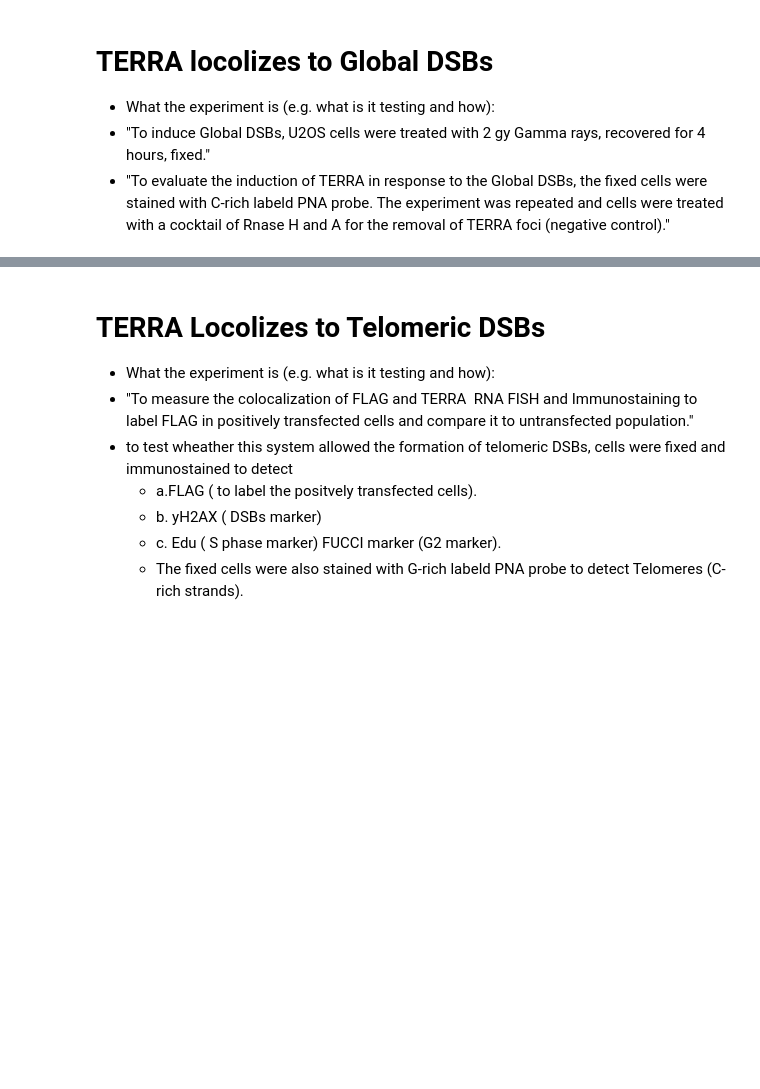
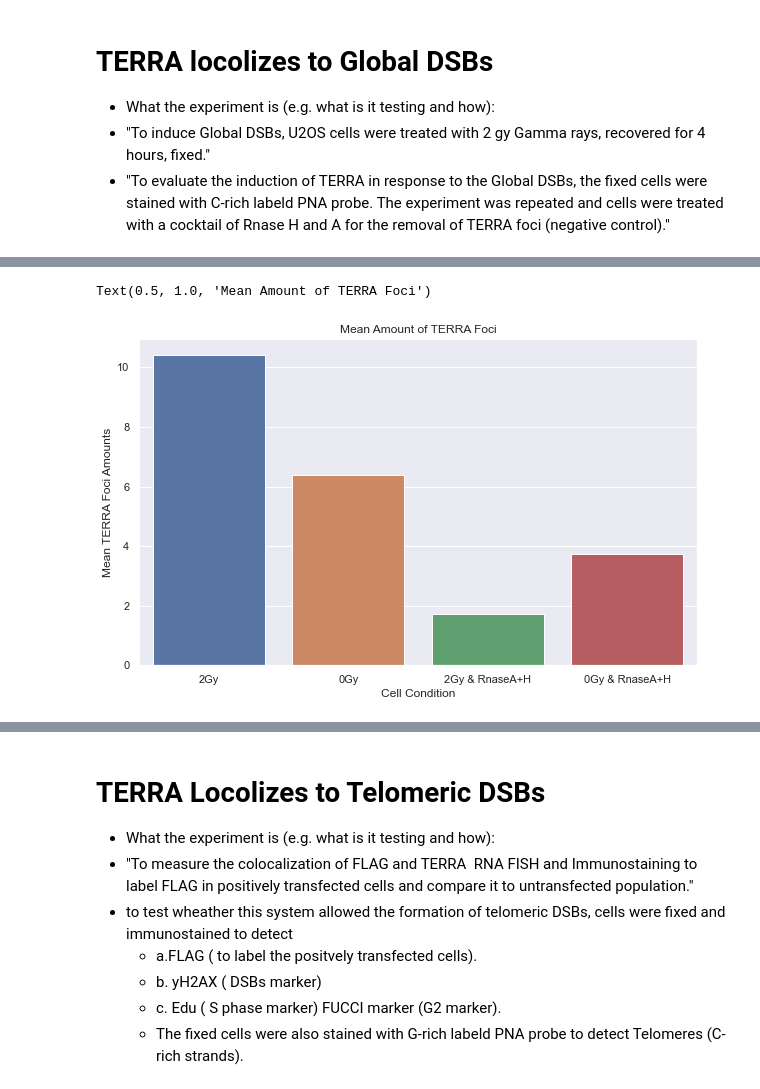
Before and after one commit to aidan-lew/TERRA_DSB, a Jupyter notebook: terra_dsb.ipynb, the cells around one changed output, grey strips where cells are left out. Saved outputs shown, nothing was run; the diff lists cells and outputs as text; code cells hidden in the pictures; blank space fills up the shorter version.

```diff
--- a/terra_dsb.ipynb
+++ b/terra_dsb.ipynb
@@ -180,0 +231,13 @@ g2_terra_perc_df.head()
+# %%
+#Creating a df for the TEERRA Foci means of each cell condition
+
+#global_df.mean() to find the means
+mean_global_df = pd.DataFrame({'2Gy':[10.428571], '0Gy': [6.386555],
+                               '2Gy & RnaseA+H': [1.705882], '0Gy & RnaseA+H':[ 3.747899]
+                                })
+
+#transpose and rename the df so that a barplot can be used
+mean_global_df = mean_global_df.T
+mean_global_df.columns = ['Mean TERRA Foci Amounts']
+
+mean_global_df.head()
@@ -180,0 +250,17 @@ g2_terra_perc_df.head()
+# %%
+#x= mean_global_df.columns
+
+plt.figure(figsize=(10,6))
+ax = sns.set(font_scale=1)
+ax = sns.barplot(x=mean_global_df.index, y='Mean TERRA Foci Amounts',
+                 data=mean_global_df)
+
+ax.set(xlabel='Cell Condition')
+plt.title('Mean Amount of TERRA Foci')
+
+## Do a box & whisker plot to show same thing but on one graph w/violin? ##
+## No Error bars b/c only one value in the df ##
+## Add stat significance ##
+# %% [output]
+Text(0.5, 1.0, 'Mean Amount of TERRA Foci')
+[figure, added]
```
Also changed, not shown: parts of 16 cells of this notebook.
